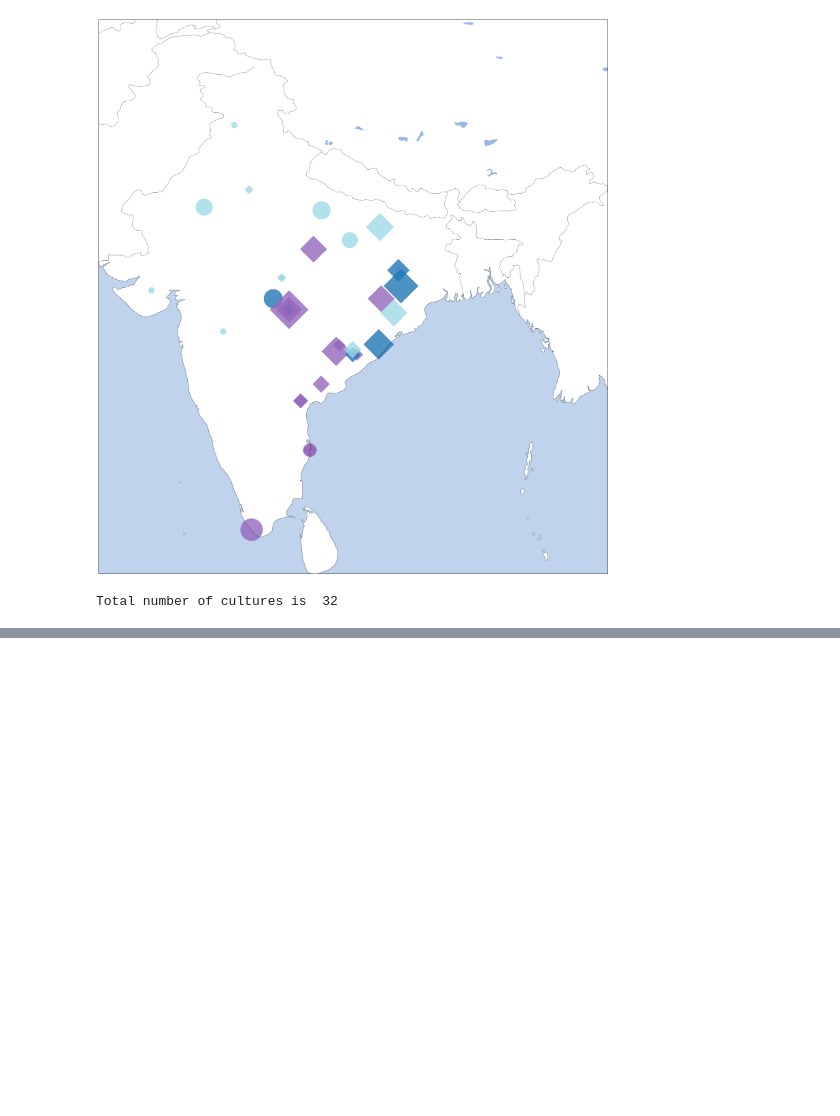
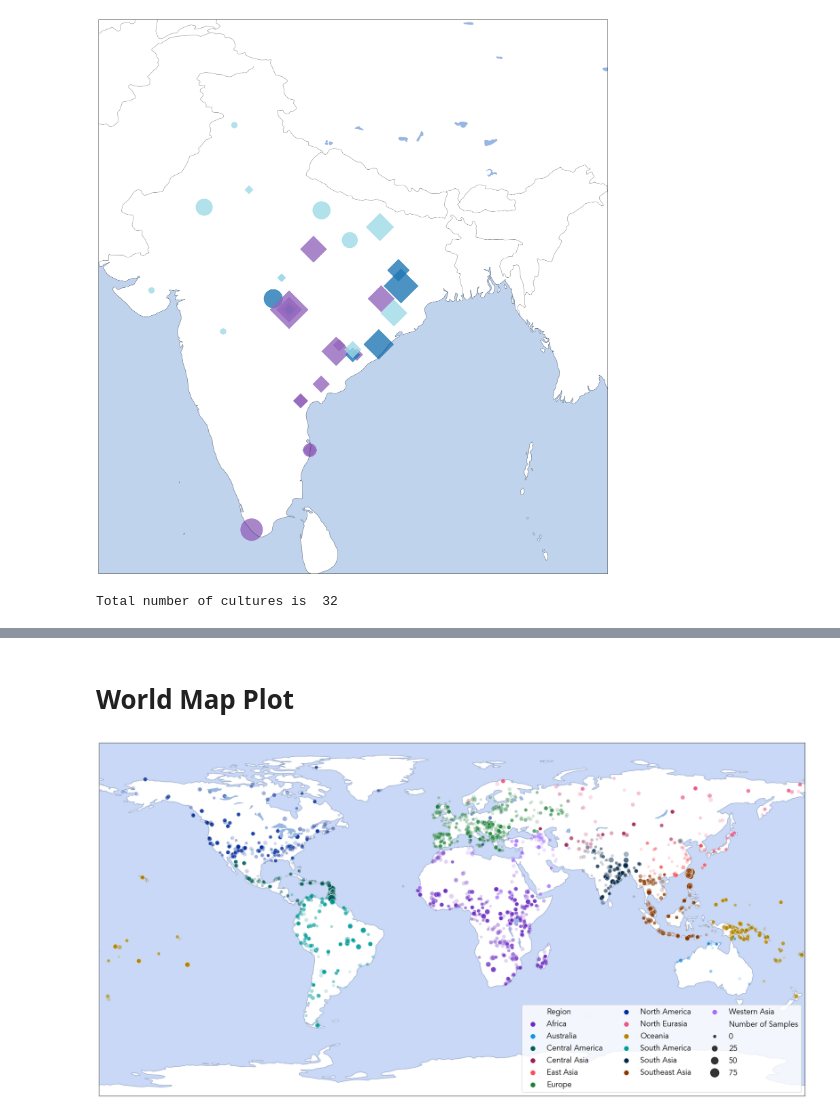
Before and after one commit to comp-music-lab/sfc-journal-2020, a Jupyter notebook: Map Plots.ipynb, the cells around one changed output, grey strips where cells are left out. Saved outputs shown, nothing was run; the diff lists cells and outputs as text; code cells hidden in the pictures; blank space fills up the shorter version.

```diff
--- a/Map Plots.ipynb
+++ b/Map Plots.ipynb
@@ -13,6 +13,8 @@ import cartopy.feature as cfeature
 from random import random
 
 %matplotlib inline
+# %%
+metadata = pd.read_csv('./data/metadata.csv')
 # %%
 #read from csv
 all_india_full = pd.read_csv('./data/all_india_full.csv')
@@ -133,56 +139,56 @@ nontribal = nontribal.reset_index()
+# %% [markdown]
+# World Map Plot
 # %%
 import seaborn as sns
+import cartopy.feature
+
 fig = plt.figure(figsize=(30,15))
-
 
 x = []
 y = []
+
+colors = ["#6929c4", "#1192e8", "#005d5d",
+          "#9f1853", "#fa4d56", "#198038",
+          "#002d9c", "#ee538b", "#b28600",
+          "#009d9a", "#012749", "#8a3800", "#a56eff"]
+sns.set_palette(sns.color_palette(colors))
+
 for i, row in metadata['Local_long'].iteritems():
     x.append(float(row))
 
 for i, row in metadata['Local_lat'].iteritems():
     try:
         if row =='19,27':
             y.append(19.27)
         elif row == ' ':
             y.append(40.7410861)
         else:
             y.append(float(row))
     except ValueError as e:
         print(i, e)
 
 plt.rcParams.update({'font.size': 18})
 plt.rcParams.update({'font.family': 'Avenir'})
 plt.rcParams.update({'axes.titlepad': 36.0})
 
-ax = fig.add_subplot(1,1,1,projection=ccrs.PlateCarree())
+ax = fig.add_subplot(1,1,1, projection=ccrs.PlateCarree())
 ax.set_global()
 
-# grouped_df = metadata.drop_duplicates(subset = ["Region"])
-# grouped_df['count'] = 5*metadata.groupby('Region')['C-id'].transform('count')
-# grouped_df.to_csv('./data/grouped.csv')
-# grouped_df = pd.read_csv('./data/grouped.csv')
-# groups = grouped_df.groupby('Region')
+metadata['Number of Samples'] = metadata.groupby('Culture')['C-id'].transform('count')
 
-# for name, group in groups:
-#     ax.scatter(group['Local_long'], group['Local_lat'], s=group['count'], alpha=.5, label=name)
-#     for i,txt in enumerate(group['count']):
-#         ax.annotate(str(int(txt/5)), (group['Local_long'].item(), group['Local_lat'].item()+3))
+g = sns.scatterplot(x, y,
+                    hue=metadata['Region'],
+                    alpha=.2,
+                    size=metadata['Number of Samples'], sizes=(40, 400))
 
-
-metadata['Number of Samples \nby Subregion'] = metadata.groupby('Subregion')['C-id'].transform('count')
-# cmap = sns.cubehelix_palette(rot=-.2, as_cmap=True)
-
-g = sns.scatterplot(x, y, palette=sns.color_palette("tab20_r", n_colors=13), hue=metadata['Region'], alpha=.4, size=metadata['Number of Samples \nby Subregion'], sizes=(40, 400))
-lgnd = ax.legend(loc="lower left", markerscale=1.0)
+lgnd = ax.legend(loc="best", markerscale=1.0, ncol=3, fancybox=True)
 for i in range(14):
     lgnd.legendHandles[i]._sizes = [100]
 
 ax.coastlines(alpha=.2)
-ax.add_feature(cfeature.BORDERS, alpha=.2)
 ax.add_feature(cfeature.LAKES)
-ax.add_feature(cfeature.OCEAN, alpha=.5)
+ax.add_feature(cfeature.OCEAN, alpha=.3, facecolor=[0.294, 0.494, 0.886])
 
-
-# plt.title("Cantometrics Recordings Global Sample", fontsize=50)
 plt.savefig("./figs/world.png")
+# %% [output]
+[figure, added]
```
Also changed, not shown: parts of 2 cells of this notebook, 8 other files.
